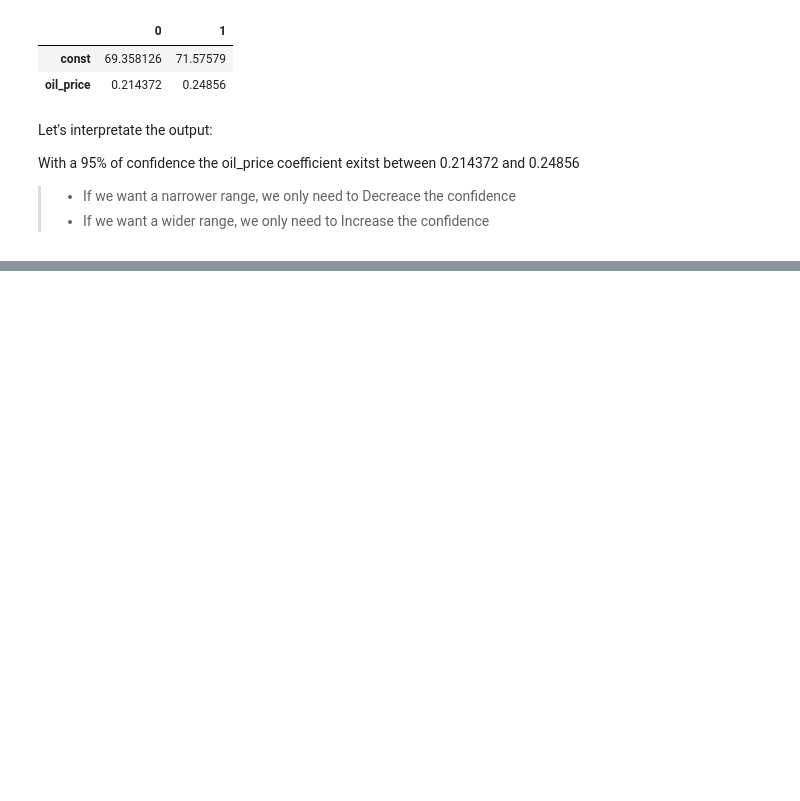
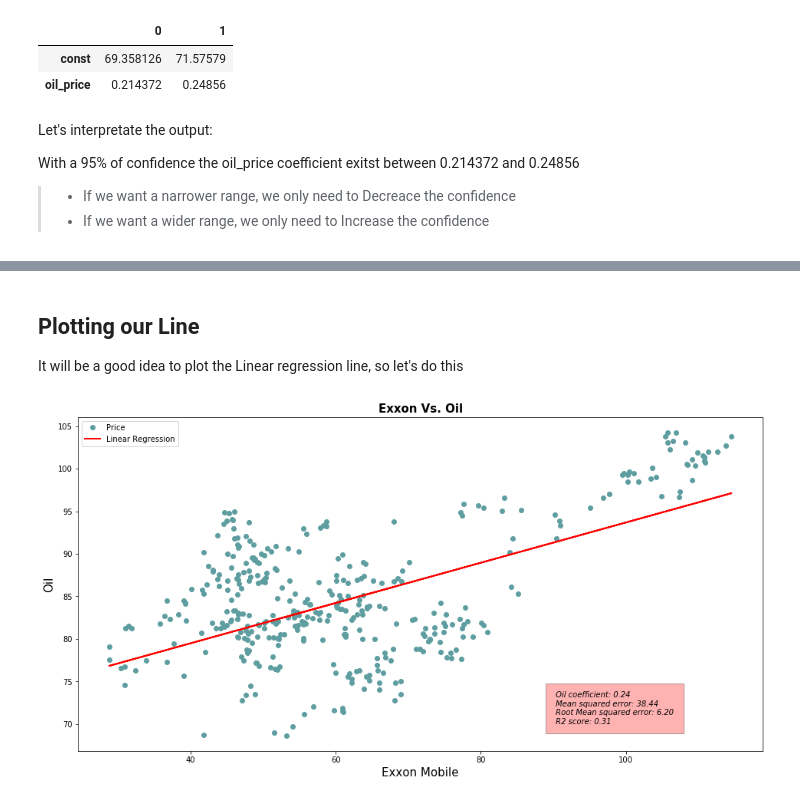
Before and after one commit to Richardbmk/datascience_machinelearning, a Jupyter notebook: ExxonMobile-vs-BarrelOil-Problem.ipynb, the cells around one changed output, grey strips where cells are left out. Saved outputs shown, nothing was run; the diff lists cells and outputs as text; code cells hidden in the pictures; blank space fills up the shorter version.

```diff
--- a/ExxonMobile-vs-BarrelOil-Problem.ipynb
+++ b/ExxonMobile-vs-BarrelOil-Problem.ipynb
@@ -521,0 +645,30 @@ With a 95% of confidence the oil_price coefficient exitst between 0.214372 and 0
+# %% [markdown]
+## Plotting our Line
+
+It will be a good idea to plot the Linear regression line, so let's do this
+# %%
+# Plot creation
+fig, ax = plt.subplots(figsize=(16,8))
+
+# Ploting the data
+ax.plot(X_test, y_test, 'o', color='cadetblue', label='Price' )
+ax.plot(X_test, y_predict, color='red', label='Linear Regression', linewidth=2, linestyle= '-' )
+
+# Customizing
+ax.set_title('Exxon Vs. Oil', fontsize=15, fontweight='bold')
+ax.set_xlabel('Exxon Mobile', fontsize=15)
+ax.set_ylabel('Oil', fontsize=15)
+ax.legend()
+
+# A Text inside the legend
+ax.text(90, 70, f" Oil coefficient: {coefficient:.2f}  \n Mean squared error: {MSE_model:.2f} \n Root Mean squared error: {RMSE_model:.2f} \n R2 score: {R2_model:.2f} " ,
+        style='italic',
+        bbox={'facecolor': 'red', 'alpha': 0.3, 'pad': 10})
+# DO the same line by line
+    #ax.text(90, 71, f"Mean squared error: {MSE_model:.2f}")
+    #ax.text(90, 72, f"Root Mean squared error: {RMSE_model:.2f}")
+    #ax.text(90, 73, f"R2 score: {R2_model:.2f}")
+
+plt.show()
+# %% [output]
+[figure, added]
```
Also changed, not shown: parts of 18 cells of this notebook, 1 other file.
